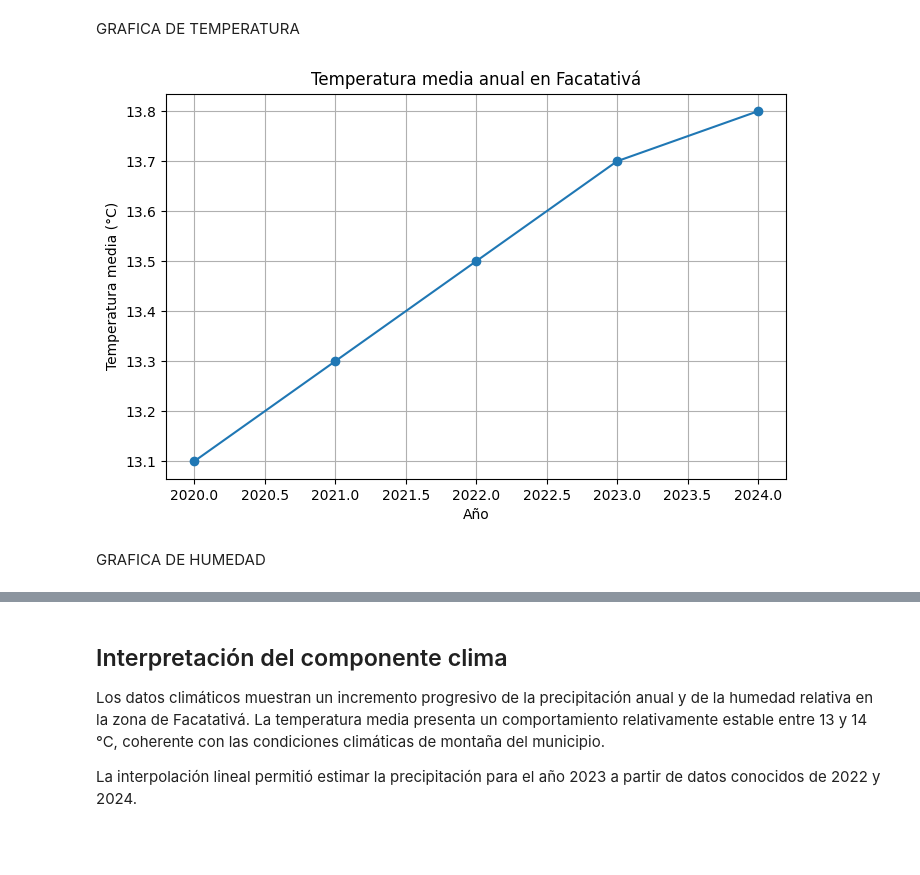
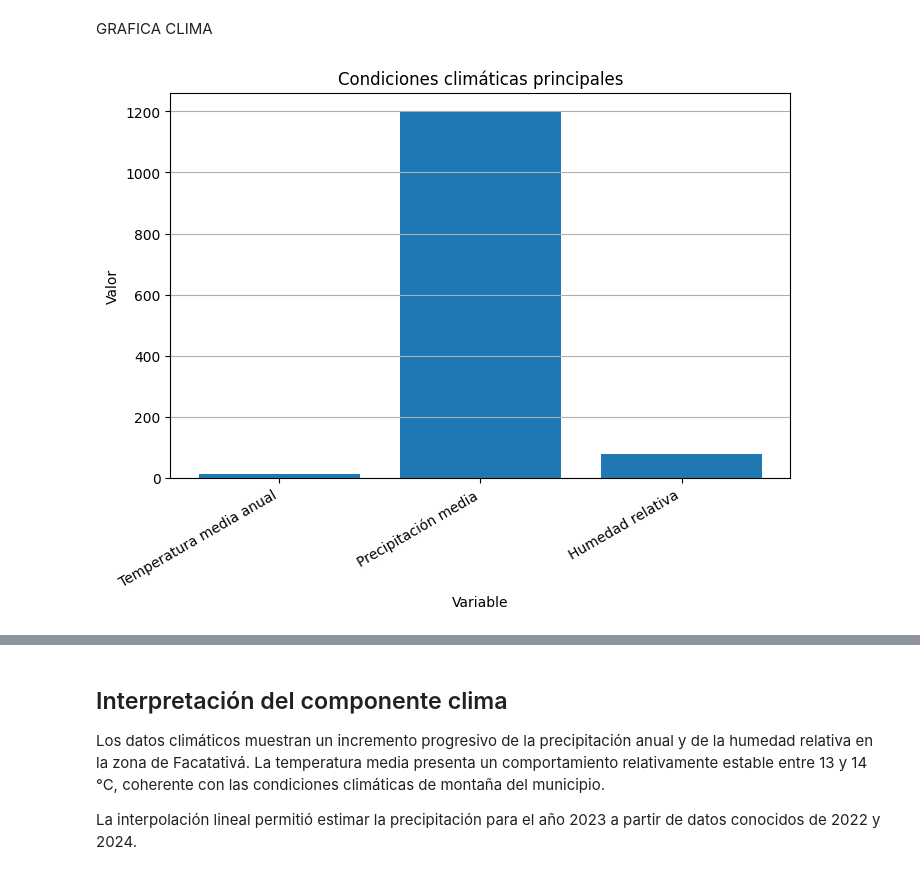
Before and after one commit to dvreyescastro2-droid/diagnostico-ambiental-mancilla, a Jupyter notebook: notebooks/clima.ipynb, the cells around one changed output, grey strips where cells are left out. Saved outputs shown, nothing was run; the diff lists cells and outputs as text; code cells hidden in the pictures; blank space fills up the shorter version.

```diff
--- a/notebooks/clima.ipynb
+++ b/notebooks/clima.ipynb
@@ -43,13 +44,9 @@ GRAFICA DE PRECIPITACIÓN
 # %%
-plt.figure(figsize=(8,5))
+df_clima_filtrado = df_clima[df_clima["variable"].isin([
+    "Temperatura media anual",
+    "Precipitación media",
+    "Humedad relativa"
+])]
 
-plt.plot(df_clima["anio"], df_clima["precipitacion_mm"], marker="o")
-
-plt.xlabel("Año")
-plt.ylabel("Precipitación (mm)")
-plt.title("Precipitación anual en Facatativá")
-
-plt.grid(True)
-
-plt.show()
+df_clima_filtrado
 # %% [output]
@@ -57,18 +57,16 @@ plt.show()
-# %% [markdown]
-GRAFICA DE TEMPERATURA
+# %% [markdown]
+GRAFICA CLIMA
 # %%
 plt.figure(figsize=(8,5))
 
-plt.plot(df_clima["anio"], df_clima["temperatura_media_c"], marker="o")
+plt.bar(df_clima_filtrado["variable"], df_clima_filtrado["valor"])
 
-plt.xlabel("Año")
-plt.ylabel("Temperatura media (°C)")
-plt.title("Temperatura media anual en Facatativá")
-
-plt.grid(True)
+plt.xlabel("Variable")
+plt.ylabel("Valor")
+plt.title("Condiciones climáticas principales")
+plt.xticks(rotation=30, ha="right")
+plt.grid(axis="y")
 
 plt.show()
 # %% [output]
-[figure, old version]
+[figure, new version]
-# %% [markdown]
-GRAFICA DE HUMEDAD
```
Also changed, not shown: parts of 9 cells of this notebook, 6 other files.
